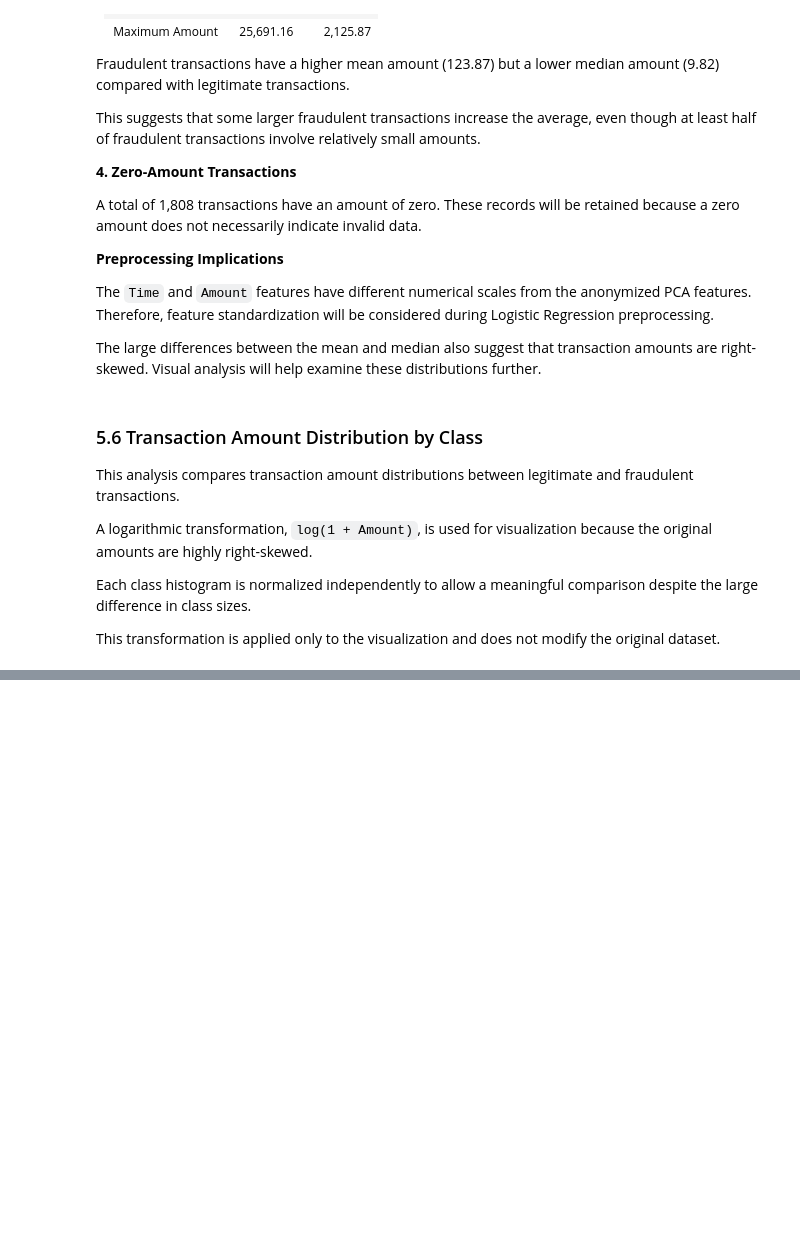
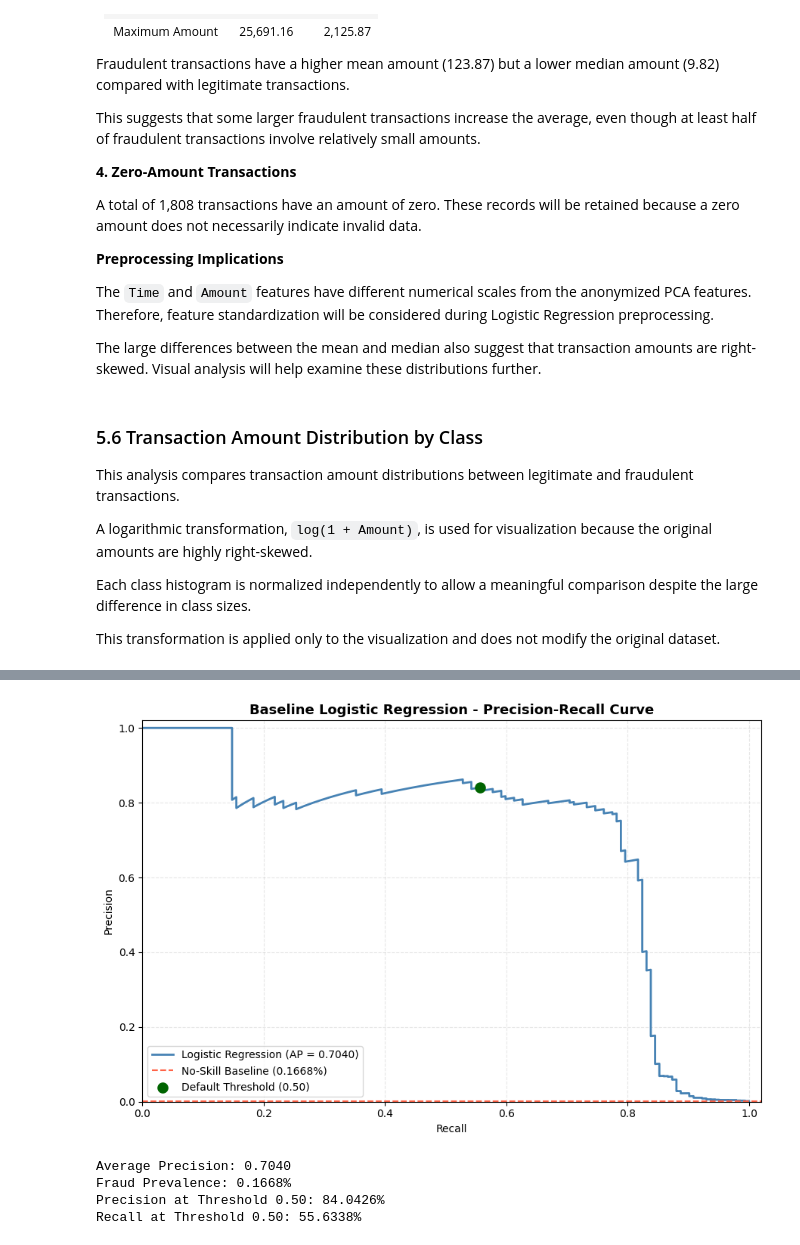
Before and after one commit to UbaidUllah777/Lab3-Fraud-Detection-Insurance-Cost-Prediction, a Jupyter notebook: Ubaid_Ullah_9110715_1_Lab3.ipynb, the cells around one changed output, grey strips where cells are left out. Saved outputs shown, nothing was run; the diff lists cells and outputs as text; code cells hidden in the pictures; blank space fills up the shorter version.

```diff
--- a/Ubaid_Ullah_9110715_1_Lab3.ipynb
+++ b/Ubaid_Ullah_9110715_1_Lab3.ipynb
@@ -574,0 +1227,72 @@ plt.show()
+# %%
+
+from sklearn.metrics import precision_recall_curve
+
+# Calculate precision and recall at different thresholds
+pr_precision, pr_recall, pr_thresholds = precision_recall_curve(
+    y_test,
+    y_pred_proba
+)
+
+# Calculate the positive-class prevalence
+fraud_prevalence = y_test.mean()
+
+# Create the Precision-Recall curve
+fig, ax = plt.subplots(figsize=(9, 6))
+
+ax.plot(
+    pr_recall,
+    pr_precision,
+    color="steelblue",
+    linewidth=2,
+    label=f"Logistic Regression (AP = {average_precision:.4f})"
+)
+
+# Add the no-skill reference baseline
+ax.axhline(
+    y=fraud_prevalence,
+    color="tomato",
+    linestyle="--",
+    linewidth=1.5,
+    label=f"No-Skill Baseline ({fraud_prevalence:.4%})"
+)
+
+# Highlight the default 0.50 threshold performance
+ax.scatter(
+    recall,
+    precision,
+    color="darkgreen",
+    s=90,
+    zorder=5,
+    label="Default Threshold (0.50)"
+)
+
+# Format the visualization
+ax.set_title(
+    "Baseline Logistic Regression - Precision-Recall Curve",
+    fontsize=13,
+    fontweight="bold"
+)
+
+ax.set_xlabel("Recall")
+ax.set_ylabel("Precision")
+ax.set_xlim(0, 1.02)
+ax.set_ylim(0, 1.02)
+
+ax.legend(loc="lower left")
+ax.grid(linestyle="--", alpha=0.3)
+
+plt.tight_layout()
+plt.show()
+
+# Display summary results
+print(f"Average Precision: {average_precision:.4f}")
+print(f"Fraud Prevalence: {fraud_prevalence:.4%}")
+print(f"Precision at Threshold 0.50: {precision:.4%}")
+print(f"Recall at Threshold 0.50: {recall:.4%}")
+# %% [output]
+[figure, added]
+Average Precision: 0.7040
+Fraud Prevalence: 0.1668%
+Precision at Threshold 0.50: 84.0426%
+Recall at Threshold 0.50: 55.6338%
```
Also changed, not shown: parts of 25 cells of this notebook.
